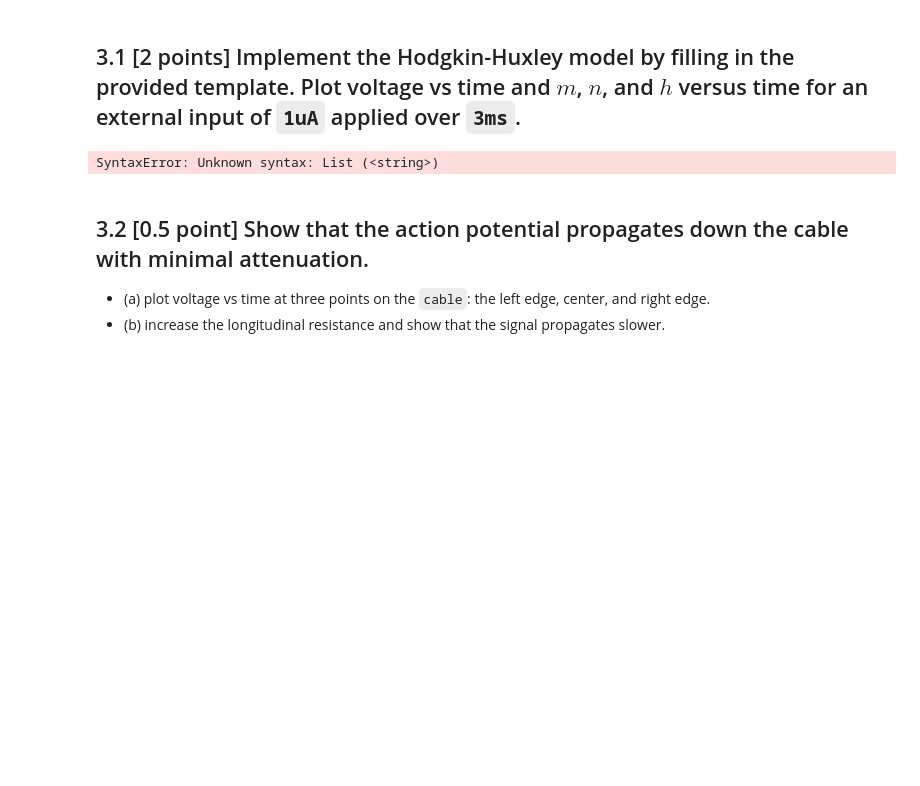
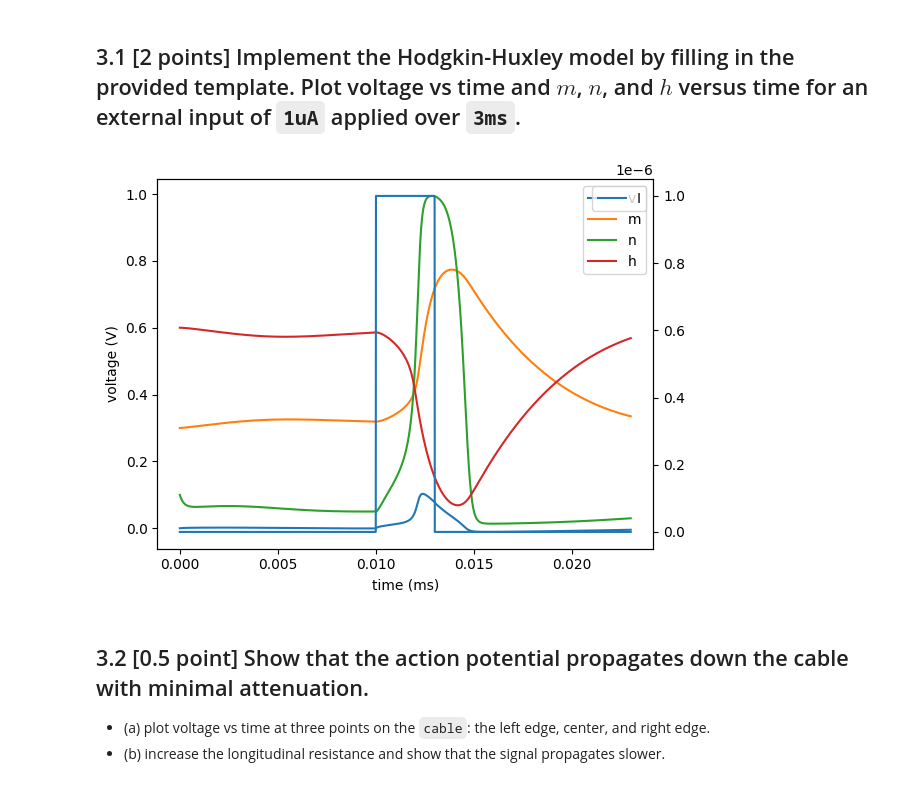
Before and after one commit to draymond63/syde-552, a Jupyter notebook: assignment1.ipynb, the cells around one changed output. Cells and saved outputs as stored; diff of their text form; code cells hidden in the pictures; blank space fills up the shorter version.

````diff
--- a/assignment1.ipynb
+++ b/assignment1.ipynb
@@ -509,41 +509,55 @@ g_k = 36*msiemens/cm**2
 C_m = 1*uF/cm**2
 R_l = 35.4*ohm*cm
 
-# Fill in these equations
 eqn = '''
-Im = [...]  : amp/meter**2
-dm/dt = [...] : 1
-dn/dt = [...] : 1
-dh/dt = [...] : 1
+Im = Ina + Ik + Il : amp/meter**2
+dm/dt = alpha_m*(1-m) - beta_m*m : 1
+dn/dt = alpha_n*(1-n) - beta_n*n : 1
+dh/dt = alpha_h*(1-h) - beta_h*h : 1
+
+Ina = g_na * m**3 * h * (E_na - v) : amp/meter**2
+Ik = g_k * n**4 * (E_k - v) : amp/meter**2
+Il = g_leak * (E_leak - v) : amp/meter**2
 
 alpha_m = (0.1/mV) * 10*mV/exprel((-v+25*mV)/(10*mV))/ms : Hz  # exprel(x) := (exp(x) - 1)/x
 beta_m = 4 * exp(-v/(18*mV))/ms : Hz
 alpha_h = 0.07 * exp(-v/(20*mV))/ms : Hz
 beta_h = 1/(exp((-v+30*mV) / (10*mV)) + 1)/ms : Hz
 alpha_n = (0.01/mV) * 10*mV/exprel((-v+10*mV)/(10*mV))/ms : Hz
 beta_n = 0.125*exp(-v/(80*mV))/ms : Hz
 I : amp (point current)  # applied external current
 '''
 
 cable = Cylinder(length=10*cm, diameter=2*238*um, n=1000, type='axon')
 
 neuron = SpatialNeuron(morphology=cable, model=eqn, method="exponential_euler", Cm=C_m, Ri=R_l)
+mon = StateMonitor(neuron, ['v', 'm', 'n', 'h', 'I'], record=True)
 
 neuron.v = 0*mV
 neuron.h = 0.6
 neuron.m = 0.1
 neuron.n = 0.3
 defaultclock.dt = 0.01*ms
 
 run(10*ms)
 neuron.I[0] = 1*uA # current injection at one end of the axon
 run(3*ms)
 neuron.I = 0*uA
 run(10*ms)
 
-# plots here
+fig, ax = plt.subplots()
+ax.plot(mon.t, mon.v[0])
+ax.plot(mon.t, mon.n[0])
+ax.plot(mon.t, mon.m[0])
+ax.plot(mon.t, mon.h[0])
+ax2 = ax.twinx()
+ax2.plot(mon.t, mon.I[0])
+ax.set(xlabel='time (ms)', ylabel='voltage (V)')
+ax.legend(['v', 'm', 'n', 'h'])
+ax2.legend(['I'])
+plt.show()
 # %% [output]
-SyntaxError: Unknown syntax: List (<string>)
+[figure, added]
 # %% [markdown]
 ## 3.2 [0.5 point] Show that the action potential propagates down the cable with minimal attenuation.
 - (a) plot voltage vs time at three points on the ```cable```: the left edge, center, and right edge.
````
Also changed, not shown: parts of 3 cells of this notebook.
